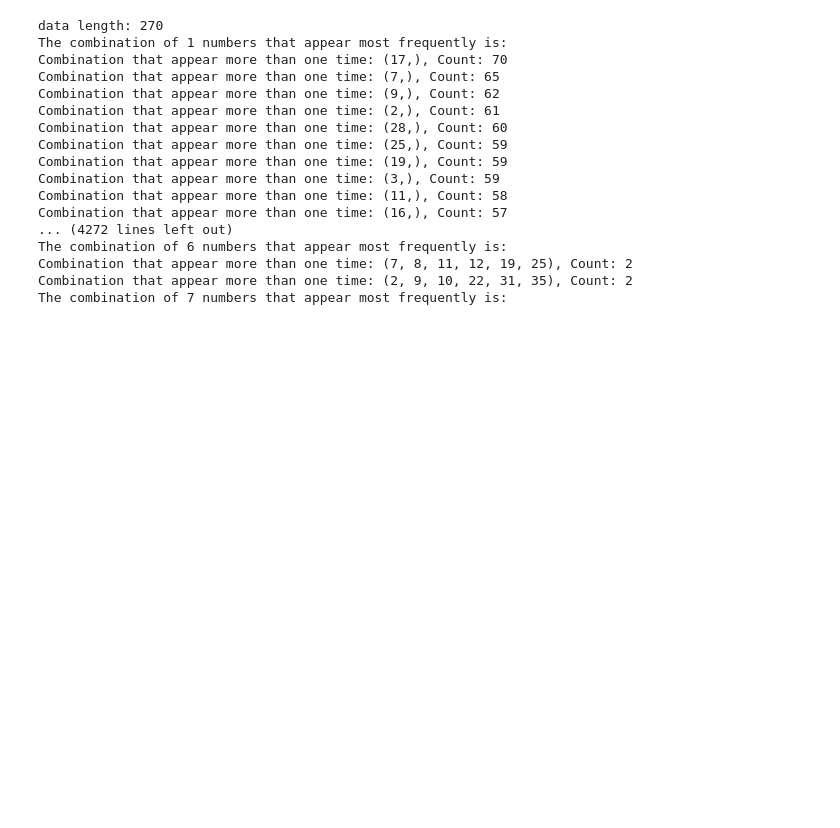
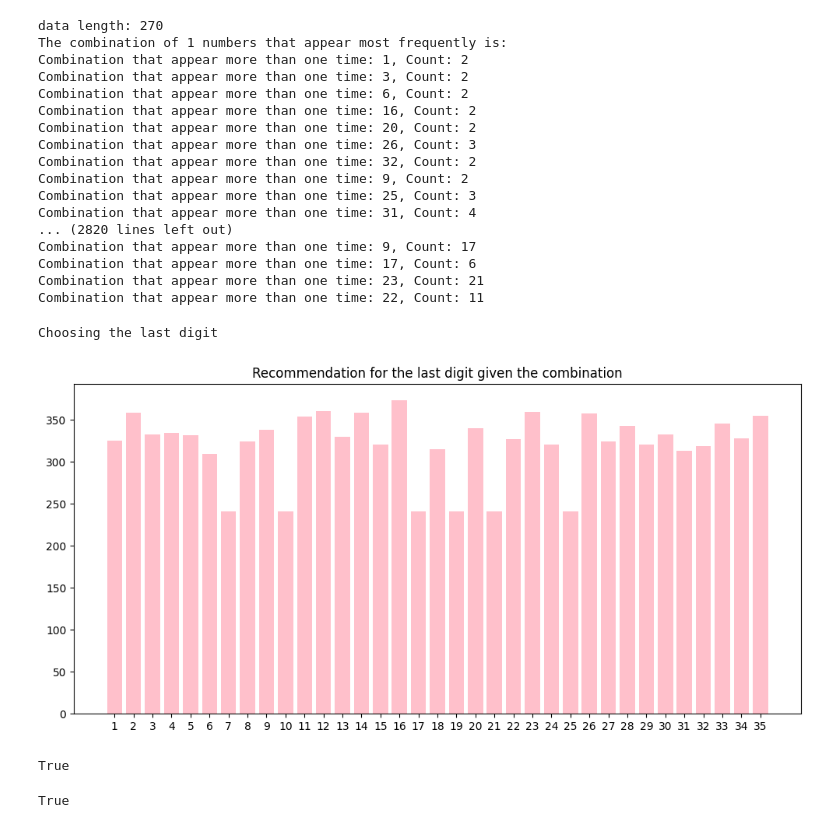
Before and after one commit to jackytsheng/bootup-script, a Jupyter notebook: python-scripts/powerball.ipynb, the cells around one changed output. Cells and saved outputs as stored; diff of their text form; code cells hidden in the pictures; blank space fills up the shorter version.

```diff
--- a/python-scripts/powerball.ipynb
+++ b/python-scripts/powerball.ipynb
@@ -418,6 +432,7 @@ plt.show()
 # %%
 print(f"data length: {len(rows)}")
 for i in range(1,8):
+    frequent_result = find_frequent_combinations(rows,i)
     print(f"The combination of {i} numbers that appear most frequently is:")
     for each in result :
         most_frequent_combination, count = each
@@ -426,18 +441,66 @@ for i in range(1,8):
 # %% [output]
 data length: 270
 The combination of 1 numbers that appear most frequently is:
-Combination that appear more than one time: (17,), Count: 70
-Combination that appear more than one time: (7,), Count: 65
-Combination that appear more than one time: (9,), Count: 62
-Combination that appear more than one time: (2,), Count: 61
-Combination that appear more than one time: (28,), Count: 60
-Combination that appear more than one time: (25,), Count: 59
-Combination that appear more than one time: (19,), Count: 59
-Combination that appear more than one time: (3,), Count: 59
-Combination that appear more than one time: (11,), Count: 58
-Combination that appear more than one time: (16,), Count: 57
-... (4272 lines left out)
-The combination of 6 numbers that appear most frequently is:
-Combination that appear more than one time: (7, 8, 11, 12, 19, 25), Count: 2
-Combination that appear more than one time: (2, 9, 10, 22, 31, 35), Count: 2
-The combination of 7 numbers that appear most frequently is:
+Combination that appear more than one time: 1, Count: 2
+Combination that appear more than one time: 3, Count: 2
+Combination that appear more than one time: 6, Count: 2
+Combination that appear more than one time: 16, Count: 2
+Combination that appear more than one time: 20, Count: 2
+Combination that appear more than one time: 26, Count: 3
+Combination that appear more than one time: 32, Count: 2
+Combination that appear more than one time: 9, Count: 2
+Combination that appear more than one time: 25, Count: 3
+Combination that appear more than one time: 31, Count: 4
+... (2820 lines left out)
+Combination that appear more than one time: 9, Count: 17
+Combination that appear more than one time: 17, Count: 6
+Combination that appear more than one time: 23, Count: 21
+Combination that appear more than one time: 22, Count: 11
+# %%
+# combination must appear at least how many time for it to be recommended
+threshold = 3
+subset_map = defaultdict(int)
+# prepare set array
+for i in range(2,8):
+    combo_result = find_frequent_combinations(rows,i)
+    for e in combo_result:
+        subset_map[e[0]] = e[1]
+# %%
+current_pick = {25,17,19,21,10,7}
+print("Choosing the last digit")
+y = []
+for pick in range(1,36):
+    new_pick= current_pick.copy()
+    new_pick.add(pick)
+    total = 0
+    for each_group,value in subset_map.items():
+        if set(each_group).issubset(new_pick):
+            total += value
+    y.append(total)
+
+x_values = [e for e in range(1,36)]
+
+fig, ax = plt.subplots(figsize=(10, 5))
+ax.bar(x_values, y,color="pink")
+ax.set_title('Recommendation for the last digit given the combination')
+ax.set_xticks(x_values)
+ax.set_xticklabels(x_values)
+
+plt.tight_layout()
+plt.show()
+# %% [output]
+Choosing the last digit
+[figure, added]
+# %%
+a = (1,2)
+b = (2,4,1)
+set(a).issubset(b)
+# %% [output]
+True
+# %%
+a = {2,3}
+b ={2}
+c= {2,5}
+b.issubset(c)
+# %% [output]
+True
```
Also changed, not shown: parts of 6 cells of this notebook.
